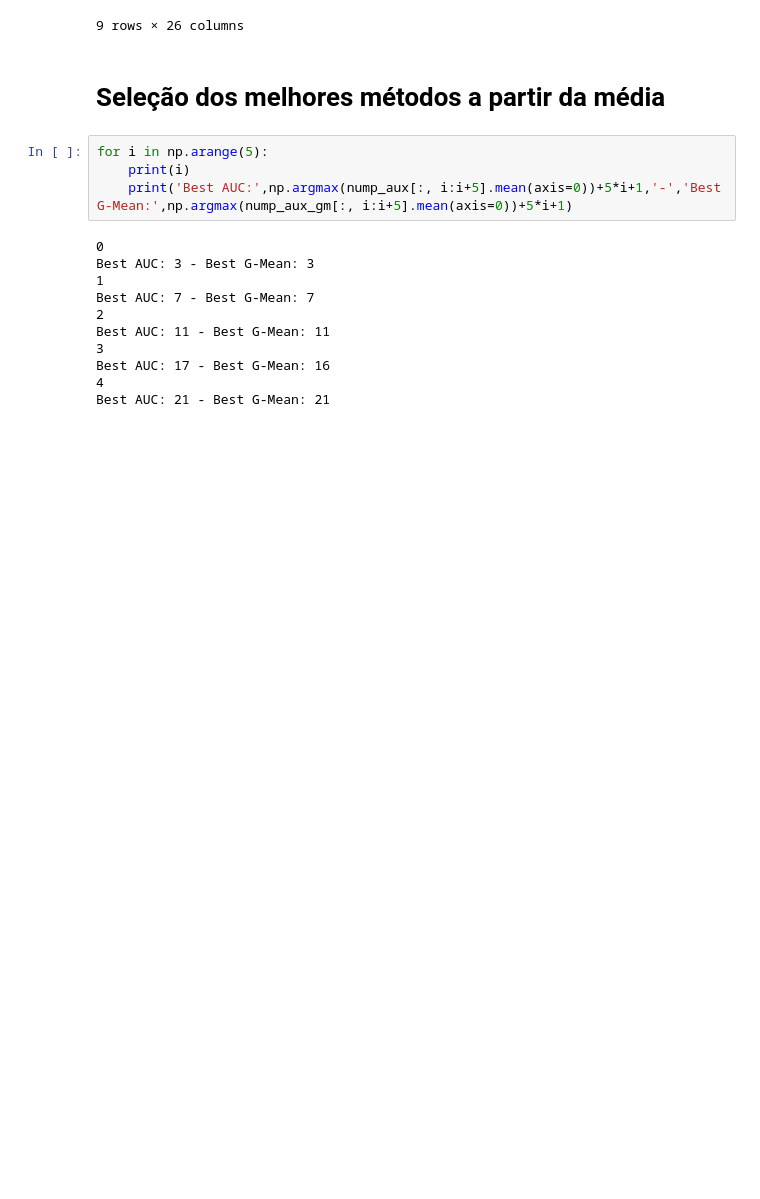
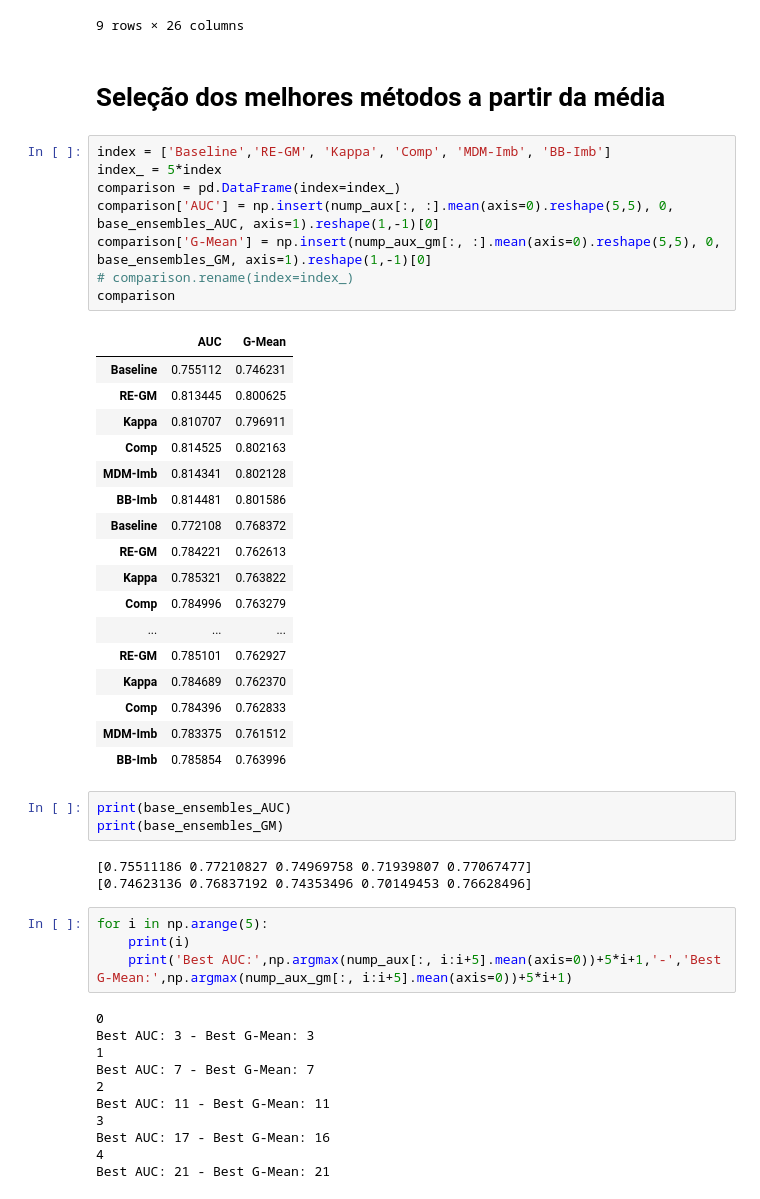
Before and after one commit to gustavooliveiraf/ensemble-pruning-imbalanced, a Jupyter notebook: imb_pruning.ipynb, the cells around one changed output. Saved outputs shown, nothing was run; the diff lists cells and outputs as text; blank space fills up the shorter version.

```diff
--- a/imb_pruning.ipynb
+++ b/imb_pruning.ipynb
@@ -94,6 +150,38 @@ matrix_GM
 9 rows × 26 columns
 # %% [markdown]
 # Seleção dos melhores métodos a partir da média
+# %%
+index = ['Baseline','RE-GM', 'Kappa', 'Comp', 'MDM-Imb', 'BB-Imb']
+index_ = 5*index
+comparison = pd.DataFrame(index=index_)
+comparison['AUC'] = np.insert(nump_aux[:, :].mean(axis=0).reshape(5,5), 0, base_ensembles_AUC, axis=1).reshape(1,-1)[0]
+comparison['G-Mean'] = np.insert(nump_aux_gm[:, :].mean(axis=0).reshape(5,5), 0, base_ensembles_GM, axis=1).reshape(1,-1)[0]
+# comparison.rename(index=index_)
+comparison
+# %% [output]
+|  | AUC | G-Mean |
+| Baseline | 0.755112 | 0.746231 |
+| RE-GM | 0.813445 | 0.800625 |
+| Kappa | 0.810707 | 0.796911 |
+| Comp | 0.814525 | 0.802163 |
+| MDM-Imb | 0.814341 | 0.802128 |
+| BB-Imb | 0.814481 | 0.801586 |
+| Baseline | 0.772108 | 0.768372 |
+| RE-GM | 0.784221 | 0.762613 |
+| Kappa | 0.785321 | 0.763822 |
+| Comp | 0.784996 | 0.763279 |
+| ... | ... | ... |
+| RE-GM | 0.785101 | 0.762927 |
+| Kappa | 0.784689 | 0.762370 |
+| Comp | 0.784396 | 0.762833 |
+| MDM-Imb | 0.783375 | 0.761512 |
+| BB-Imb | 0.785854 | 0.763996 |
+# %%
+print(base_ensembles_AUC)
+print(base_ensembles_GM)
+# %% [output]
+[0.75511186 0.77210827 0.74969758 0.71939807 0.77067477]
+[0.74623136 0.76837192 0.74353496 0.70149453 0.76628496]
 # %%
 for i in np.arange(5):
     print(i)
```
Also changed, not shown: parts of 9 cells of this notebook.
